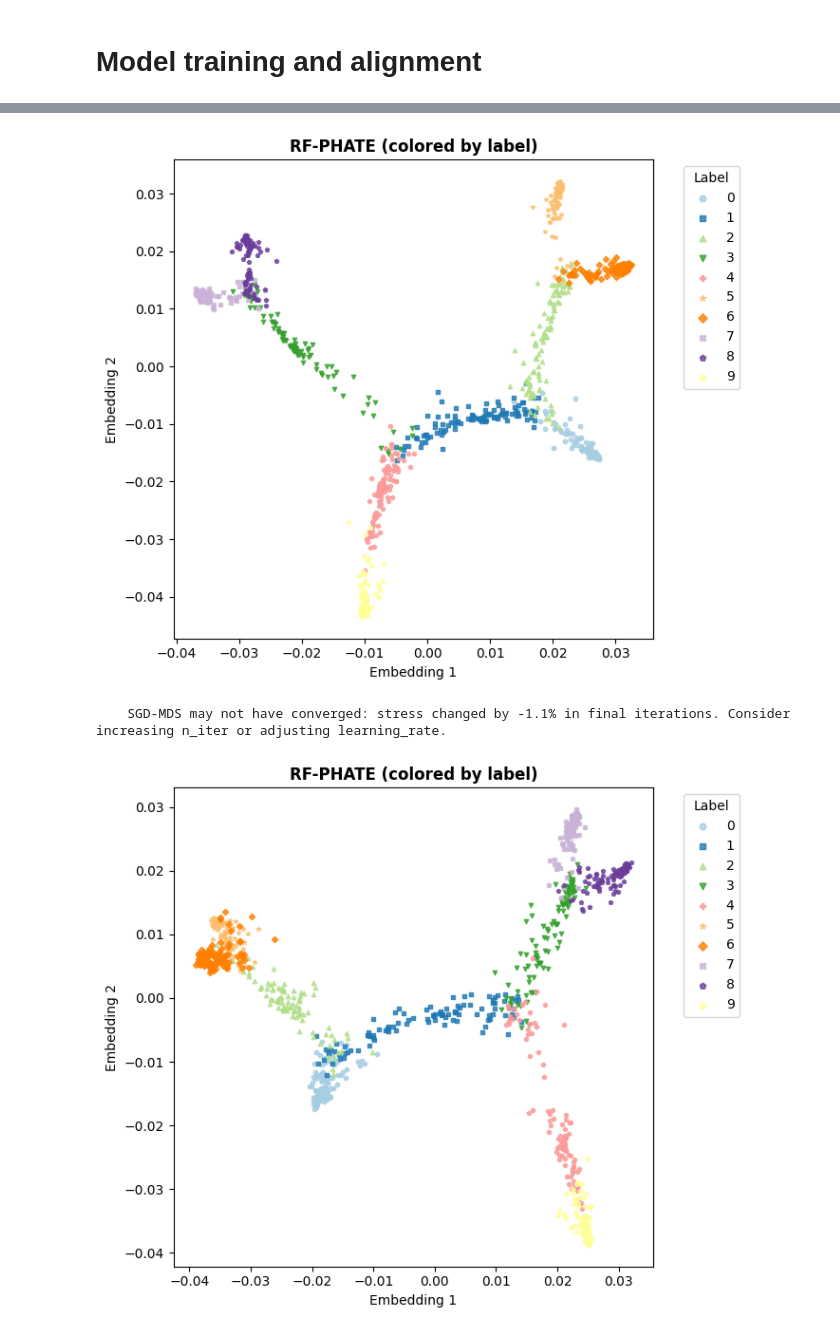
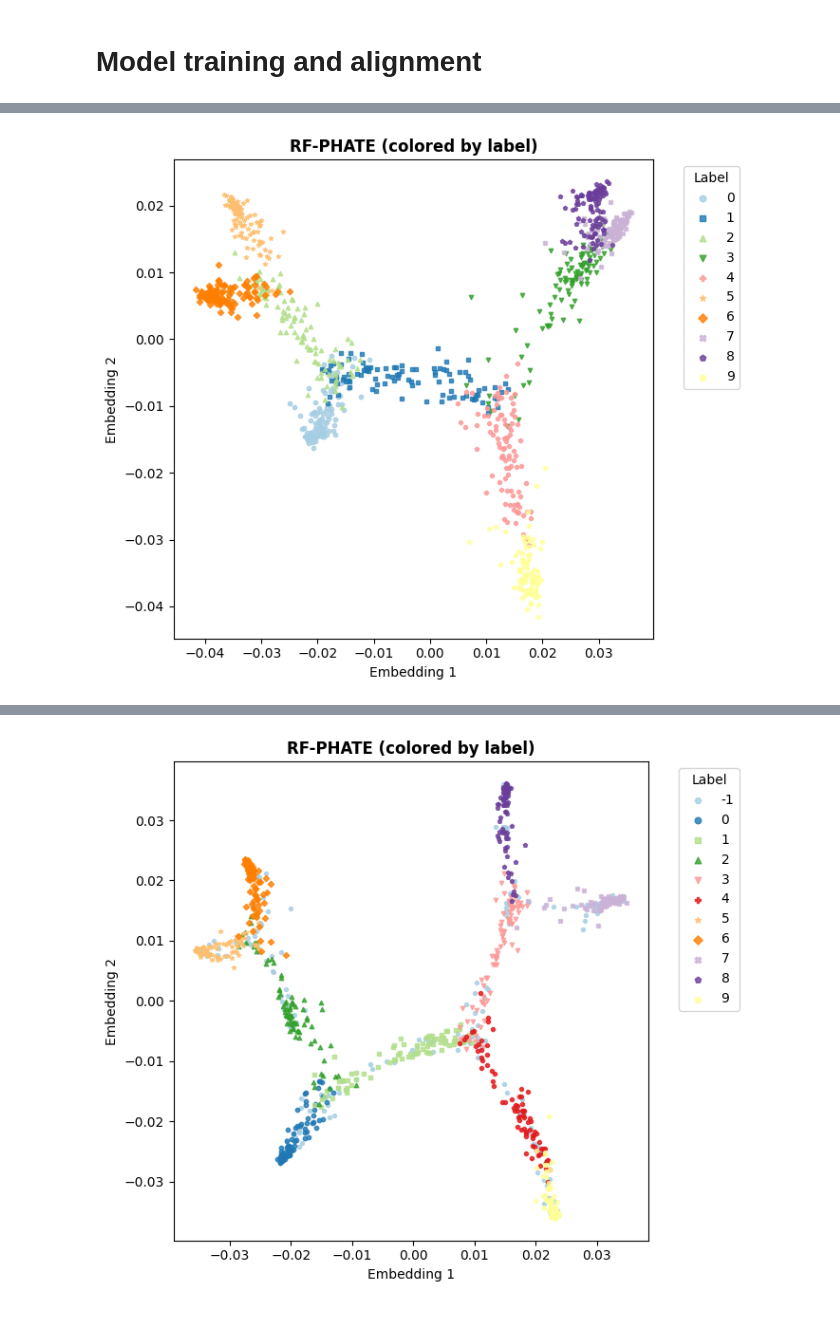
Before and after one commit to aumona/FoSTA-experiments, a Jupyter notebook: experiment_tree.ipynb, the cells around one changed output, grey strips where cells are left out. Drawn from its saved outputs; the diff is of its cells as text; code cells hidden in the pictures.

```diff
--- a/experiment_tree.ipynb
+++ b/experiment_tree.ipynb
@@ -156,7 +209,7 @@ if ('T_true' in globals()) and (T_true is not None):
         x2, y2 = embedding[n_a + j]
 
         plt.plot([x1, x2], [y1, y2],
-                 color="k", alpha=0.8, linewidth=2)
+                 color="k", alpha=0.8, linewidth=3)
 
 else:
     print("No T_true provided → skipping matching-line overlay.")
@@ -282,7 +335,7 @@ def plot_rfphate_labels(z, y, title="RF-PHATE (colored by label)"):
     plt.show()
 
 
-rfp = RFPHATE(n_components=2, beta=0.7)
+rfp = RFPHATE(n_components=2, beta=0.5, random_state=42)
 z = rfp.fit_transform(x_source, y_source)   # X: your dataset
 plot_rfphate_labels(z, y_source)
 # phate = PHATE(n_components=2)
@@ -292,3 +345,4 @@ plot_rfphate_labels(z, y_source)
 z = rfp.fit_transform(x_target, y_target)   # X: your dataset
 plot_rfphate_labels(z, y_target)
 # %% [output]
+[figure, new version]
@@ -296,3 +351 @@ plot_rfphate_labels(z, y_target)
-[figure, old version]
-    SGD-MDS may not have converged: stress changed by -1.1% in final iterations. Consider increasing n_iter or adjusting learning_rate.
-[figure, old version]
+[figure, new version]
```
Also changed, not shown: parts of 5 cells of this notebook, 1 other file.
